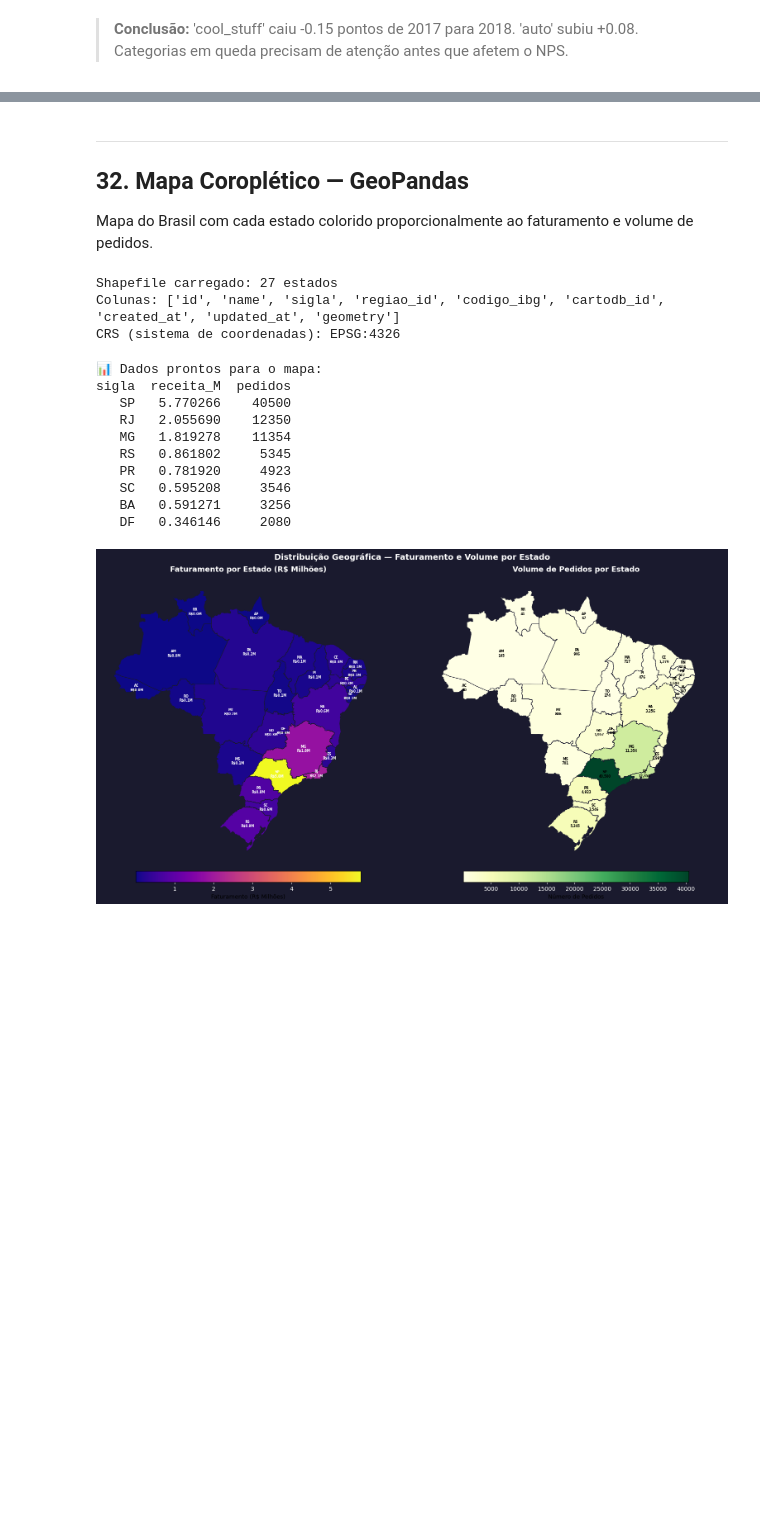
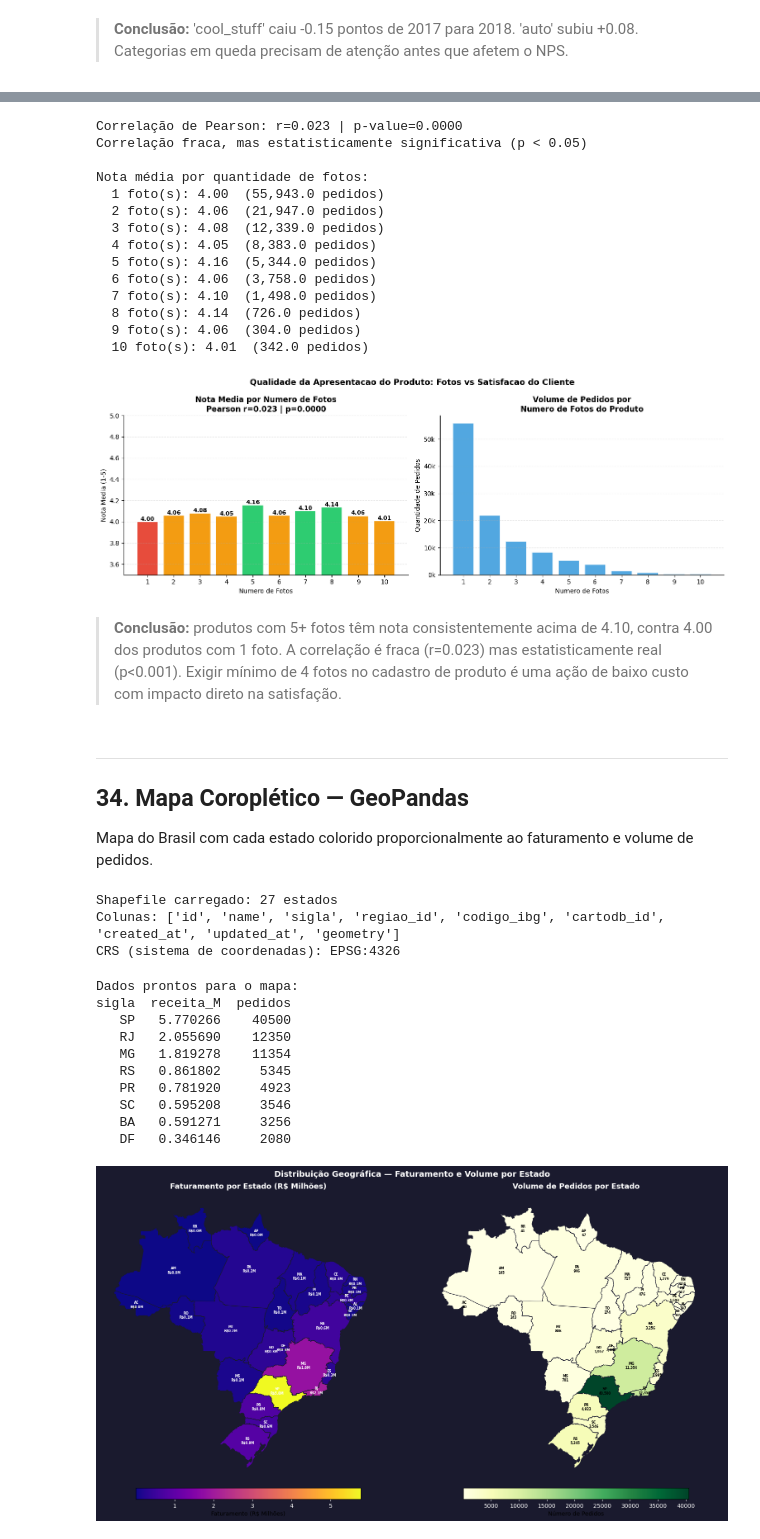
Before and after one commit to juansouzamd/data-analytics-olist, a Jupyter notebook: olist_exploratory_analysis.ipynb, the cells around one changed output, grey strips where cells are left out. Saved outputs shown, nothing was run; the diff lists cells and outputs as text; code cells hidden in the pictures; blank space fills up the shorter version.

```diff
--- a/olist_exploratory_analysis.ipynb
+++ b/olist_exploratory_analysis.ipynb
@@ -2179,6 +2316,79 @@ print(f'     investigar causas (frete, produto, prazo de entrega) antes que impa
+# %%
+# Cruzar itens + produtos (fotos) + reviews (nota)
+ip_f = items.merge(products[['product_id','product_photos_qty']], on='product_id', how='left')
+ip_f = ip_f.merge(reviews[['order_id','review_score']], on='order_id', how='left')
+ip_f = ip_f.dropna(subset=['product_photos_qty','review_score'])
+ip_f['product_photos_qty'] = ip_f['product_photos_qty'].astype(int)
+
+# Correlação de Pearson para validar se a relação é estatisticamente real
+r_val, p_val = pearsonr(ip_f['product_photos_qty'], ip_f['review_score'])
+
+print(f'Correlação de Pearson: r={r_val:.3f} | p-value={p_val:.4f}')
+print(f'Correlação fraca, mas estatisticamente significativa (p < 0.05)')
+
+# Agrupar por número de fotos — só faixas com volume mínimo de 100 pedidos
+nota_fotos = ip_f.groupby('product_photos_qty').agg(
+    nota_media = ('review_score', 'mean'),
+    pedidos    = ('order_id', 'count')
+).reset_index()
+nota_fotos = nota_fotos[nota_fotos['pedidos'] >= 100]
+
+print('\nNota média por quantidade de fotos:')
+for _, row in nota_fotos.iterrows():
+    print(f"  {int(row['product_photos_qty'])} foto(s): {row['nota_media']:.2f}  ({row['pedidos']:,} pedidos)")
+
+fig, axes = plt.subplots(1, 2, figsize=(14, 5))
+
+# Nota por número de fotos
+cores_f = [CORES[0] if n >= 4.1 else CORES[3] if n >= 4.0 else CORES[2]
+           for n in nota_fotos['nota_media']]
+bars = axes[0].bar(nota_fotos['product_photos_qty'].astype(str),
+                   nota_fotos['nota_media'], color=cores_f, edgecolor='white', linewidth=1.2)
+axes[0].set_ylim(3.5, 5.0)
+axes[0].set_title(f'Nota Media por Numero de Fotos\nPearson r={r_val:.3f} | p={p_val:.4f}',
+                  fontweight='bold', fontsize=12)
+axes[0].set_xlabel('Numero de Fotos')
+axes[0].set_ylabel('Nota Media (1-5)')
+axes[0].grid(axis='y', alpha=0.3, linestyle='--')
+for bar, v in zip(bars, nota_fotos['nota_media']):
+    axes[0].text(bar.get_x()+bar.get_width()/2, v+0.01,
+                 f'{v:.2f}', ha='center', fontsize=9, fontweight='bold')
+
+# Volume por número de fotos
+axes[1].bar(nota_fotos['product_photos_qty'].astype(str),
+            nota_fotos['pedidos'], color=CORES[1], edgecolor='white', linewidth=1.2, alpha=0.85)
+axes[1].set_title('Volume de Pedidos por\nNumero de Fotos do Produto',
+                  fontweight='bold', fontsize=12)
+axes[1].set_xlabel('Numero de Fotos')
+axes[1].set_ylabel('Quantidade de Pedidos')
+axes[1].yaxis.set_major_formatter(mtick.FuncFormatter(lambda v, _: f'{v/1e3:.0f}k'))
+axes[1].grid(axis='y', alpha=0.3, linestyle='--')
+
+plt.suptitle('Qualidade da Apresentacao do Produto: Fotos vs Satisfacao do Cliente',
+             fontsize=13, fontweight='bold')
+plt.tight_layout()
+plt.show()
+# %% [output]
+Correlação de Pearson: r=0.023 | p-value=0.0000
+Correlação fraca, mas estatisticamente significativa (p < 0.05)
+
+Nota média por quantidade de fotos:
+  1 foto(s): 4.00  (55,943.0 pedidos)
+  2 foto(s): 4.06  (21,947.0 pedidos)
+  3 foto(s): 4.08  (12,339.0 pedidos)
+  4 foto(s): 4.05  (8,383.0 pedidos)
+  5 foto(s): 4.16  (5,344.0 pedidos)
+  6 foto(s): 4.06  (3,758.0 pedidos)
+  7 foto(s): 4.10  (1,498.0 pedidos)
+  8 foto(s): 4.14  (726.0 pedidos)
+  9 foto(s): 4.06  (304.0 pedidos)
+  10 foto(s): 4.01  (342.0 pedidos)
+[figure, added]
+# %% [markdown]
+> **Conclusão:** produtos com 5+ fotos têm nota consistentemente acima de 4.10, contra 4.00 dos produtos com 1 foto. A correlação é fraca (r=0.023) mas estatisticamente real (p<0.001). Exigir mínimo de 4 fotos no cadastro de produto é uma ação de baixo custo com impacto direto na satisfação.
 # %% [markdown]
 ---
-## 32. Mapa Coroplético — GeoPandas
+## 34. Mapa Coroplético — GeoPandas
 
 Mapa do Brasil com cada estado colorido proporcionalmente ao faturamento e volume de pedidos.
 # %%
@@ -2225,10 +2435,10 @@ gdf_plot['receita'] = gdf_plot['receita'].fillna(0)
 gdf_plot['pedidos'] = gdf_plot['pedidos'].fillna(0)
 gdf_plot['receita_M'] = gdf_plot['receita'] / 1e6  # converter para R$ milhões
 
-print('📊 Dados prontos para o mapa:')
+print('Dados prontos para o mapa:')
 print(gdf_plot[['sigla','receita_M','pedidos']].sort_values('receita_M', ascending=False).head(8).to_string(index=False))
 # %% [output]
-📊 Dados prontos para o mapa:
+Dados prontos para o mapa:
 sigla  receita_M  pedidos
    SP   5.770266    40500
    RJ   2.055690    12350
```
Also changed, not shown: parts of 64 cells of this notebook, 1 other file.
